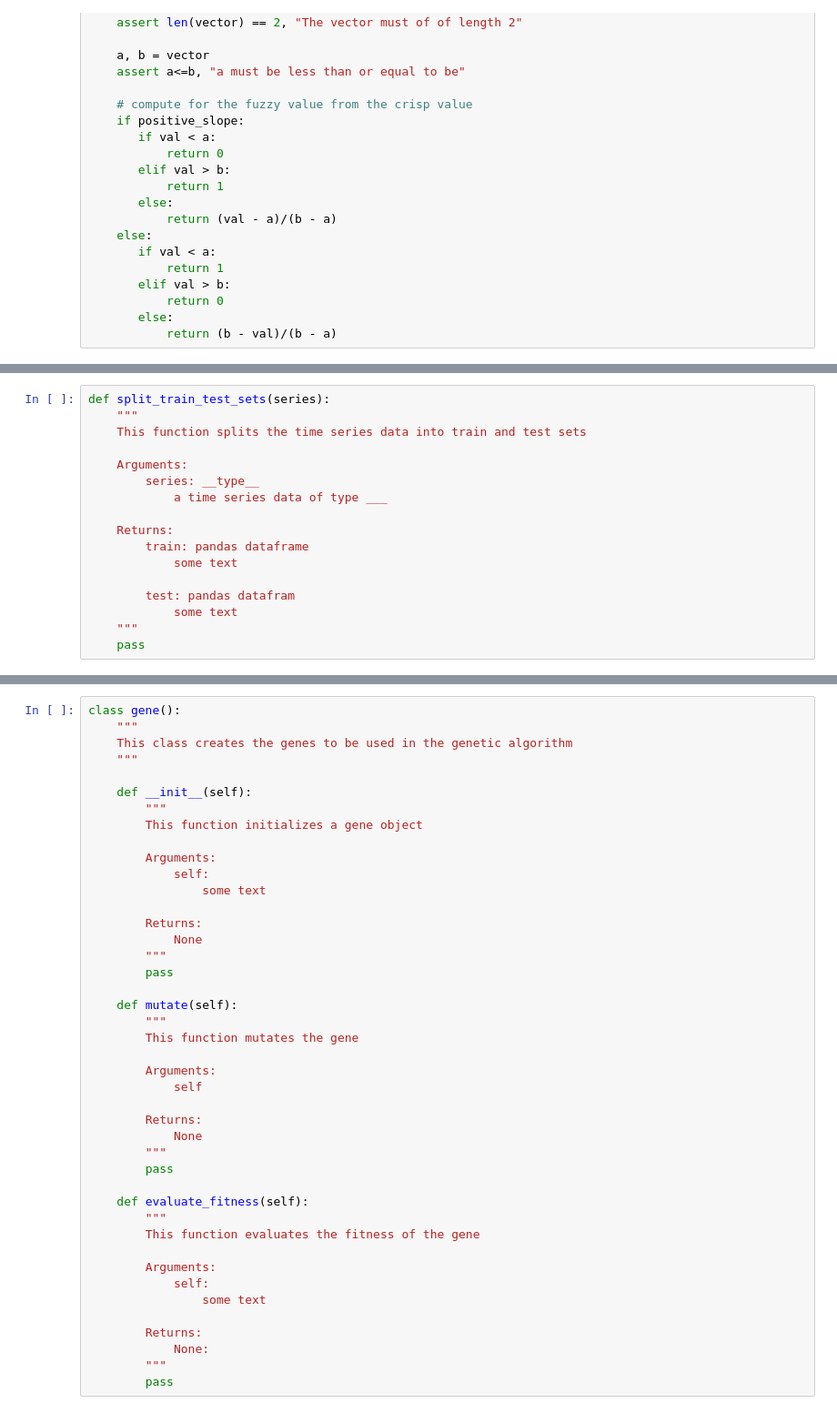
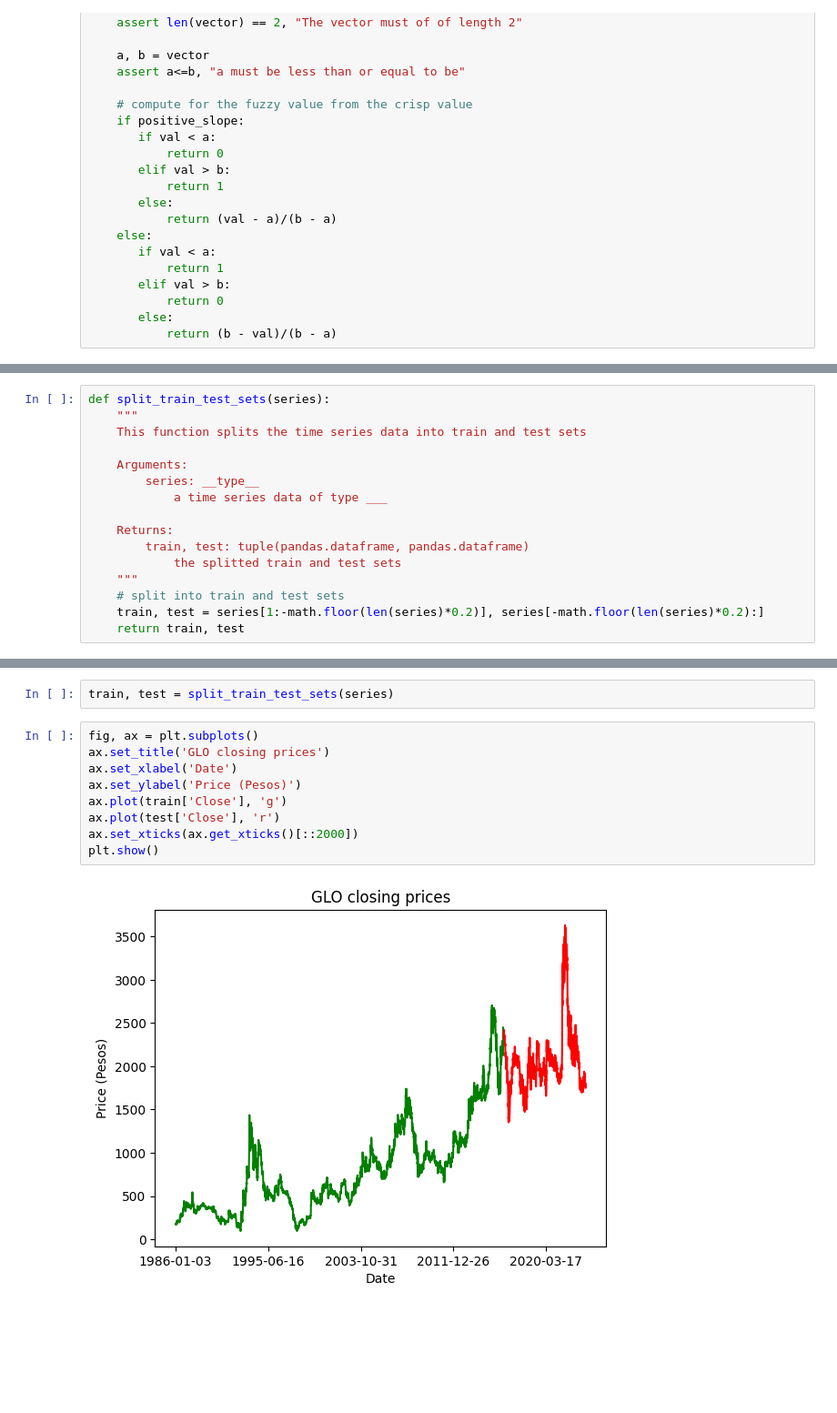
Before and after one commit to riokatipunan/rio_katipunan_portfolio, a Jupyter notebook: Application of Machine Learning in Stock Trading/Notebook/Application-of-fuzzy-logic-and-genetic-algorithms-to-stock-trading.ipynb, the cells around one changed output, grey strips where cells are left out. Shown at 91% size. Saved outputs shown, nothing was run; the diff lists cells and outputs as text; blank space fills up the shorter version.

```diff
--- a/Application of Machine Learning in Stock Trading/Notebook/Application-of-fuzzy-logic-and-genetic-algorithms-to-stock-trading.ipynb
+++ b/Application of Machine Learning in Stock Trading/Notebook/Application-of-fuzzy-logic-and-genetic-algorithms-to-stock-trading.ipynb
@@ -1207,10 +1255,9 @@ def split_train_test_sets(series):
             a time series data of type ___
 
     Returns:
-        train: pandas dataframe
-            some text
-
-        test: pandas datafram
-            some text
+        train, test: tuple(pandas.dataframe, pandas.dataframe)
+            the splitted train and test sets
     """
-    pass
+    # split into train and test sets
+    train, test = series[1:-math.floor(len(series)*0.2)], series[-math.floor(len(series)*0.2):]
+    return train, test
@@ -1225,43 +1264,13 @@ p1: [0-1]
-# %%
-class gene():
-    """
-    This class creates the genes to be used in the genetic algorithm
-    """
-
-    def __init__(self):
-        """
-        This function initializes a gene object
-
-        Arguments:
-            self:
-                some text
-
-        Returns:
-            None
-        """
-        pass
-
-    def mutate(self):
-        """
-        This function mutates the gene
-
-        Arguments:
-            self
-
-        Returns:
-            None
-        """
-        pass
-
-    def evaluate_fitness(self):
-        """
-        This function evaluates the fitness of the gene
-
-        Arguments:
-            self:
-                some text
-
-        Returns:
-            None:
-        """
-        pass
+# %%
+train, test = split_train_test_sets(series)
+# %%
+fig, ax = plt.subplots()
+ax.set_title('GLO closing prices')
+ax.set_xlabel('Date')
+ax.set_ylabel('Price (Pesos)')
+ax.plot(train['Close'], 'g')
+ax.plot(test['Close'], 'r')
+ax.set_xticks(ax.get_xticks()[::2000])
+plt.show()
+# %% [output]
+[figure, added]
```
Also changed, not shown: parts of 19 cells of this notebook.
